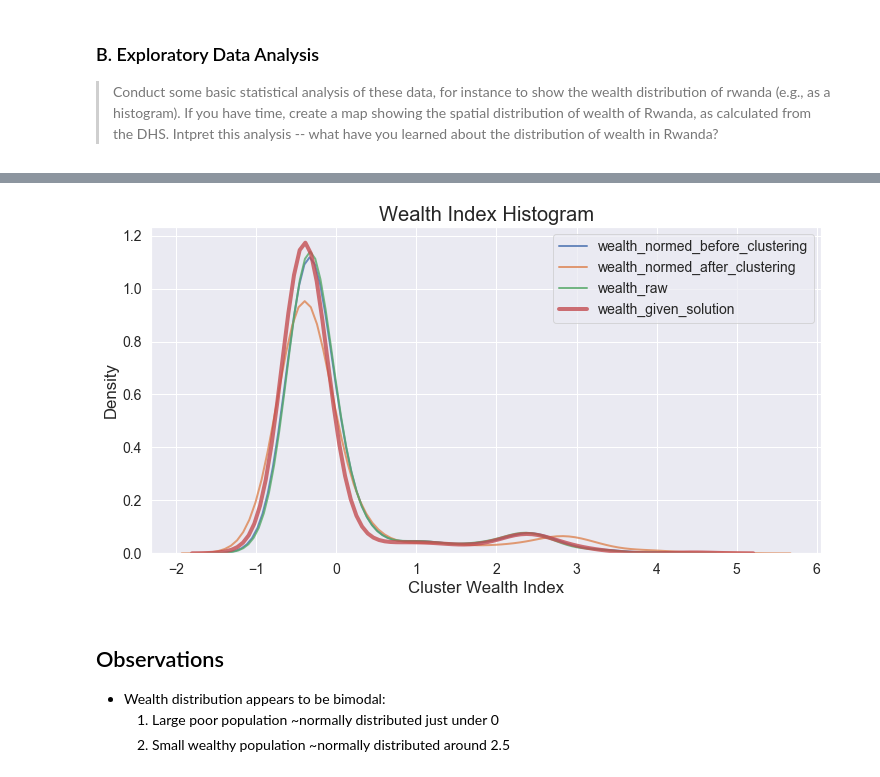
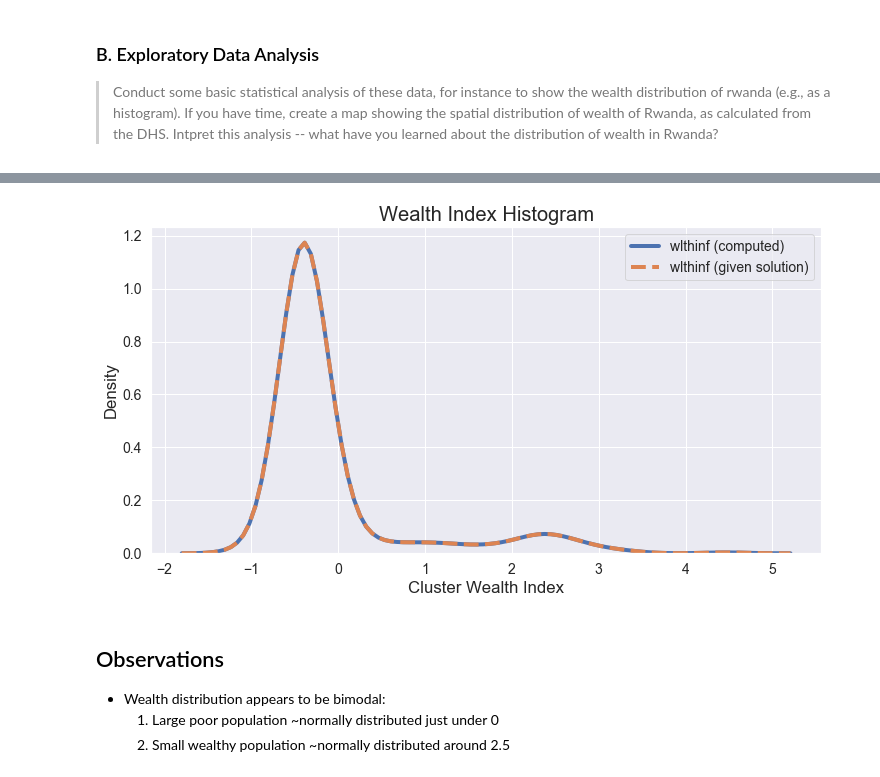
Before and after one commit to wetchler/bdd, a Jupyter notebook: PS1/BDD2019-PS1.ipynb, the cells around one changed output, grey strips where cells are left out. Cells and saved outputs as stored; diff of their text form; code cells hidden in the pictures.

Commit message:
Fix per-cluster wealth computation (use MEDIAN!)

```diff
--- a/PS1/BDD2019-PS1.ipynb
+++ b/PS1/BDD2019-PS1.ipynb
@@ -306,15 +264,15 @@ df_locations.head()
 # %%
 df_final = df_locations[['DHSCLUST', 'X', 'Y']]
 df_final.set_index('DHSCLUST', inplace=True, drop=False)
+
 # You can do this since they share the same index
-df_final['wealth'] = wealth_raw.groupby(level=0).mean()
+df_final['wealth'] = df_survey.groupby(level=0)['wealth'].median()
 
 # Let's format it to match the given solution file
 
 # Rename columns
 df_final.columns = ['cluster', 'longitude', 'latitude', 'wlthindf']  # Rename
 df_final = df_final[['cluster', 'wlthindf', 'latitude', 'longitude']]  # Reorder
-df_final.reset_index(inplace=True, drop=True)
 df_final.head()
 # %% [output]
 A value is trying to be set on a copy of a slice from a DataFrame.
@@ -330,5 +289,6 @@ See the caveats in the documentation: http://pandas.pydata.org/pandas-docs/stabl
 # %%
 df_solution = pd.read_csv('/Users/everettwetchler/src/bdd/PS1/intermediate_files/rwanda_cluster_avg_asset_2010.csv')
+df_solution.set_index('cluster', inplace=True, drop=False)
 df_solution.head()
 # %% [output]
 |  | cluster | wlthindf | latitude | longitude |
@@ -356,7 +313,3 @@ plt.scatter(df_final['wlthindf'], df_solution['wlthindf'])
 # %% [markdown]
 ### B. Exploratory Data Analysis
 > Conduct some basic statistical analysis of these data, for instance to show the wealth distribution of rwanda (e.g., as a histogram). If you have time, create a map showing the spatial distribution of wealth of Rwanda, as calculated from the DHS. Intpret this analysis -- what have you learned about the distribution of wealth in Rwanda?
-# %%
-df_solution = df_solution.set_index('cluster', drop=False)
-df_wealth['wealth_given_solution'] = df_solution['wlthindf']
-df_wealth.head()
@@ -371,13 +316,13 @@ df_wealth.head()
 # %%
 fig, ax = plt.subplots(1)
 fig.set_size_inches(12, 6)
-for c in df_wealth.columns:
-    sns.kdeplot(df_wealth[c], alpha=0.8, label=c, ax=ax, linewidth=(4 if 'solution' in c else 2))
+sns.kdeplot(df_final['wlthindf'], ax=ax, linewidth=4, label='wlthinf (computed)')
+sns.kdeplot(df_solution['wlthindf'], ax=ax, linewidth=4, label='wlthinf (given solution)', linestyle='--')
 
 ax.set_title("Wealth Index Histogram")
 ax.set_xlabel("Cluster Wealth Index")
 ax.set_ylabel("Density")
 ax.legend()
 fig.savefig('wealth_index.png')
 # %% [output]
-[figure, old version]
+[figure, new version]
```
Also changed, not shown: parts of 14 cells of this notebook.
